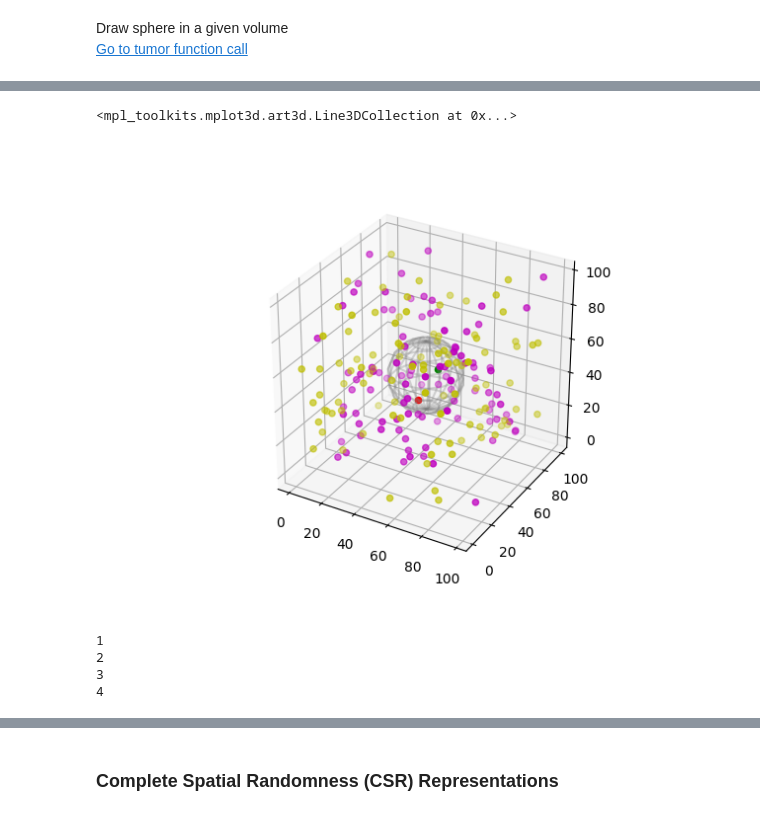
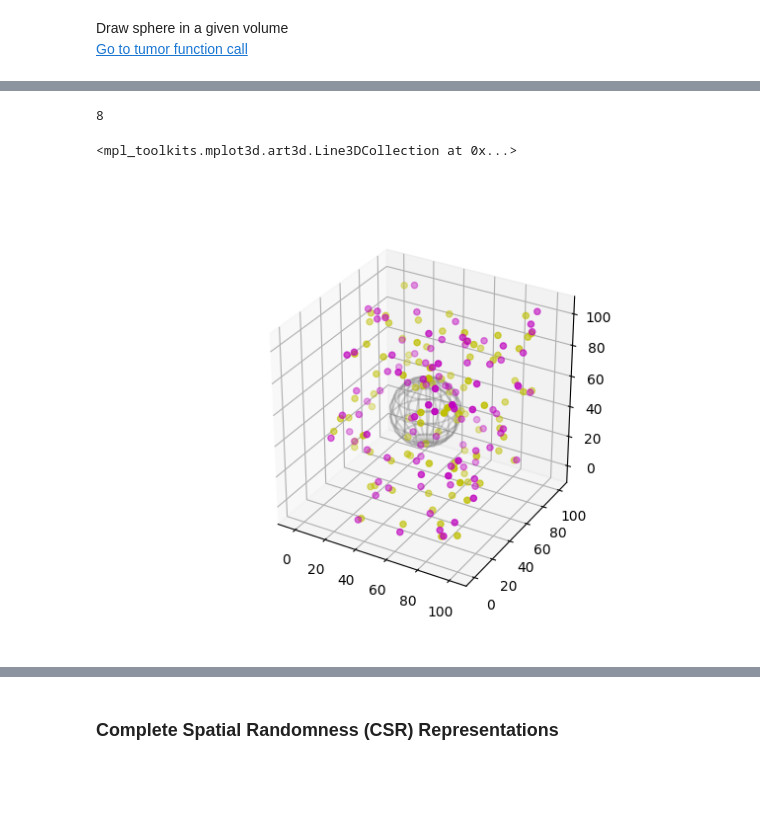
Before and after one commit to dkermany/mdspacer, a Jupyter notebook: ipynb/confocal_3D/Spatial3D.ipynb, the cells around one changed output, grey strips where cells are left out. Drawn from its saved outputs; the diff is of its cells as text; code cells hidden in the pictures; blank space fills up the shorter version.

```diff
--- a/ipynb/confocal_3D/Spatial3D.ipynb
+++ b/ipynb/confocal_3D/Spatial3D.ipynb
@@ -493,62 +512,68 @@ class CrossRipley(Ripley):
 # ax.axes.set_zlim3d(bottom=0, top=container_shape[0])
 # ax.scatter(x, y, z, zdir='z', c= 'red')
 # plt.show()
+# %%
+from random import randrange
+
+print(randrange(0, 21)-10)
+# %% [output]
+8
+# %%
+def sample_clustered_points(points):
+    from random import randrange
+    """
+    Given a set of points, returns a second set of points that are spatially
+    related
+    """
+    new_points = [[z+randrange(0,11)-5, y+randrange(0,11)-5, x+randrange(0,11)-5] for z, y, x in points]
+    return np.array(new_points)
+# %%
+### Visualize Multivariate Points Within Sphere
+random_DTC = stats.uniform.rvs(loc=0, scale=100, size=(100,3))
+random_NG2 = sample_clustered_points(random_DTC)
+# random_NG2 = stats.uniform.rvs(loc=0, scale=100, size=(100,3))
+# random_NG2 = stats.skewnorm.rvs(a=4, loc=50, scale=25, size=(100,3))
+
+DTC_tree = spatial.cKDTree(random_DTC)
+NG2_tree = spatial.cKDTree(random_NG2)
+
+DTC_idx_in = DTC_tree.query_ball_point((50,50,50), 20)
+NG2_idx_in = NG2_tree.query_ball_point((50,50,50), 20)
 # %%
-### Visualize Multivariate Points Within Sphere
-random_DTC = stats.uniform.rvs(loc=0, scale=100, size=(100,3))
-random_NG2 = stats.uniform.rvs(loc=0, scale=100, size=(100,3))
-# random_NG2 = stats.skewnorm.rvs(a=4, loc=50, scale=25, size=(100,3))
-
-DTC_tree = spatial.cKDTree(random_DTC)
-NG2_tree = spatial.cKDTree(random_NG2)
-
-DTC_idx_in = DTC_tree.query_ball_point((50,50,50), 20)
-NG2_idx_in = NG2_tree.query_ball_point((50,50,50), 20)
-
 DTC_idx_out = np.ones(len(random_DTC), bool); DTC_idx_out[DTC_idx_in] = 0
 NG2_idx_out = np.ones(len(random_NG2), bool); NG2_idx_out[NG2_idx_in] = 0
 
 DTC_inside, DTC_outside = random_DTC[DTC_idx_in], random_DTC[DTC_idx_out]
 NG2_inside, NG2_outside = random_NG2[NG2_idx_in], random_NG2[NG2_idx_out]
 
 DTC_ix, DTC_ox = DTC_inside[:, 0], DTC_outside[:, 0]
 DTC_iy, DTC_oy = DTC_inside[:, 1], DTC_outside[:, 1]
 DTC_iz, DTC_oz = DTC_inside[:, 2], DTC_outside[:, 2]
 
 NG2_ix, NG2_ox = NG2_inside[:, 0], NG2_outside[:, 0]
 NG2_iy, NG2_oy = NG2_inside[:, 1], NG2_outside[:, 1]
 NG2_iz, NG2_oz = NG2_inside[:, 2], NG2_outside[:, 2]
 
 fig = plt.figure()
 ax = fig.add_subplot(projection='3d')
 set_aspect_ratio_equal(ax)
 ax.scatter(DTC_ix,DTC_iy,DTC_iz, color="g",marker="o", depthshade=0)
 ax.scatter(DTC_ox,DTC_oy,DTC_oz,color="y",marker="o", depthshade=1)
 ax.scatter(NG2_ix,NG2_iy,NG2_iz, color="r",marker="o", depthshade=0)
 ax.scatter(NG2_ox,NG2_oy,NG2_oz,color="m",marker="o", depthshade=1)
 
 scale = 20
 # draw sphere
 u, v = np.mgrid[0:2*np.pi:20j, 0:np.pi:10j]
 cx = scale*np.cos(u)*np.sin(v)+50
 cy = scale*np.sin(u)*np.sin(v)+50
 cz = scale*np.cos(v)+50
 ax.plot_wireframe(cx, cy, cz, color="gray", alpha=0.3)
 # %% [output]
 <mpl_toolkits.mplot3d.art3d.Line3DCollection at 0x...>
-[figure, old version]
+[figure, new version]
 # %%
 # For this rectangular test case, volume_mask is just an array of ones
 volume_mask = np.ones((100, 100, 100))
 volume = volume_mask.sum()
 volume_shape = volume_mask.shape
-# %%
-### Run Multivariate (Cross) Ripley on Random Points data
-radii = np.arange(2, 67)
-crossripley = CrossRipley(random_DTC, random_NG2, radii, volume_mask, boundary_correction=False)
-K, L, H = map(sorted, crossripley.run_ripley(1))
-# %% [output]
-1
-2
-3
-4
```
Also changed, not shown: parts of 32 cells of this notebook.
